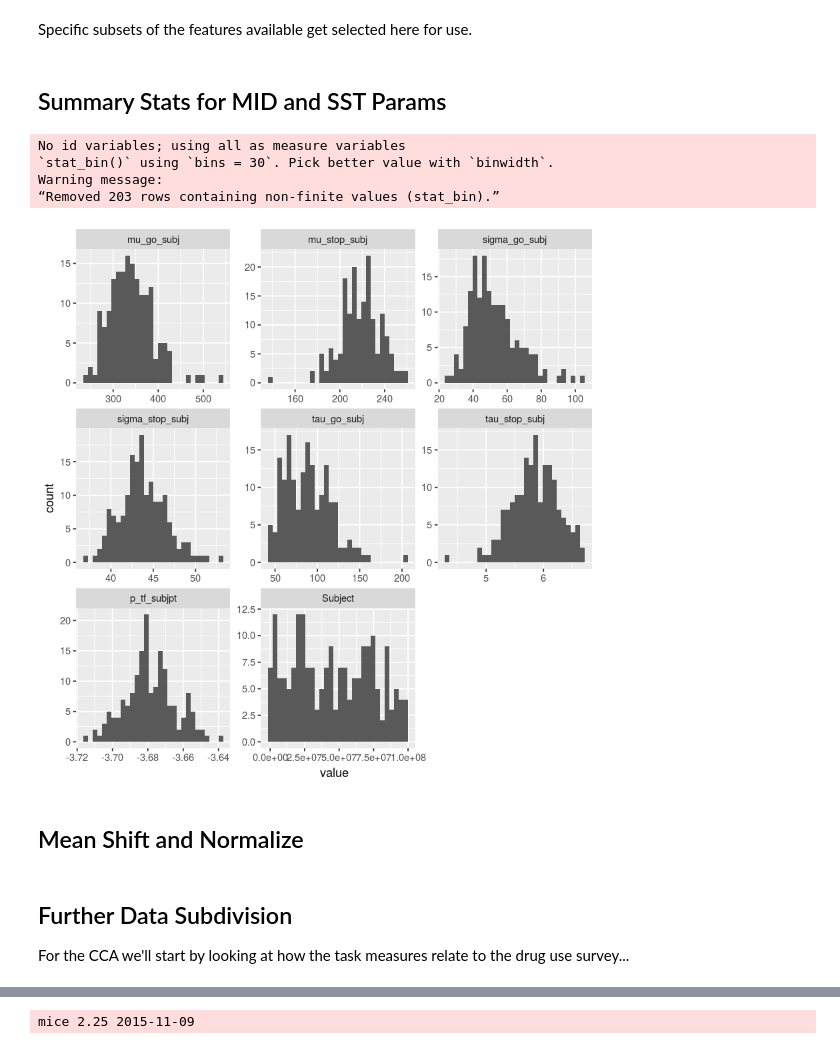
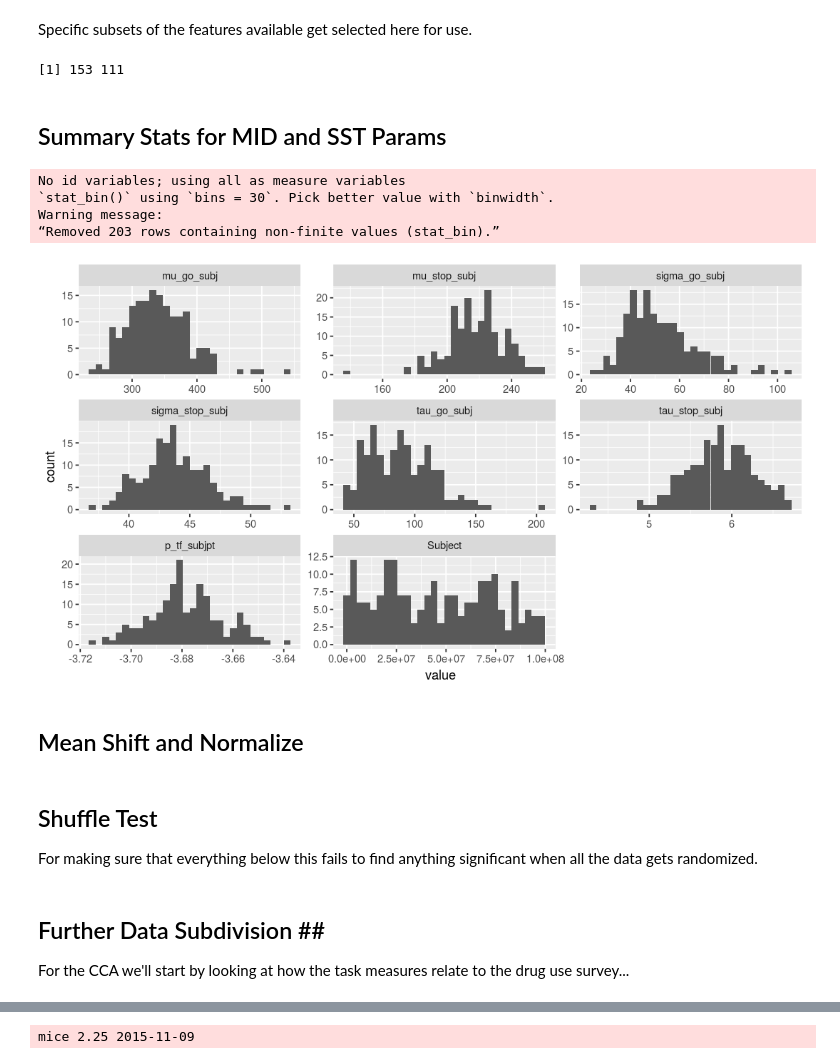
Before and after one commit to DanielNScott/imagen, a Jupyter notebook: analysis_nb.ipynb, the cells around one changed output, grey strips where cells are left out. Saved outputs shown, nothing was run; the diff lists cells and outputs as text; code cells hidden in the pictures.

```diff
--- a/analysis_nb.ipynb
+++ b/analysis_nb.ipynb
@@ -177,24 +192,27 @@ for (i in 1:n_feat_survey){
     names(raw_df)[names(raw_df) == old_name] <- new_name
 }
 # %%
-# Take, for the moment, the case
 raw_df <- raw_df[complete.cases(raw_df[,'mu_go_14']),]
+dim(raw_df)
+# %% [output]
+[1] 153 111
 # %% [markdown]
-## Summary Stats for MID and SST Params ##
+## Summary Stats for MID and SST Params  <a class="anchor" id="summary stats for mid and sst params"></a> ##
 # %%
 library(ggplot2)
 library(reshape2)
 
 d <- melt(sst_params)
+options(repr.plot.width=9, repr.plot.height=5)
 ggplot(d, aes(x = value)) + facet_wrap(~variable, scales = "free") + geom_histogram()
 # %% [output]
 No id variables; using all as measure variables
 `stat_bin()` using `bins = 30`. Pick better value with `binwidth`.
 Warning message:
 “Removed 203 rows containing non-finite values (stat_bin).”
-[figure, old version]
+[figure, new version]
 # %% [markdown]
-## Mean Shift and Normalize ##
+## Mean Shift and Normalize  <a class="anchor" id="mean shift and normalize"></a> ##
 # %%
 for (i in 1:n_feat_task){
     feature <- features_14_task[[i]]
@@ -207,3 +225,6 @@ raw_df['age_14'] <- raw_df['age_14'] / apply(raw_df['age_14'], 2, sd, na.rm=TRUE
 
 raw_df['age_18'] <- raw_df['age_18'] - colMeans(raw_df['age_18'], na.rm=TRUE)
 raw_df['age_18'] <- raw_df['age_18'] / apply(raw_df['age_18'], 2, sd, na.rm=TRUE)
+# %% [markdown]
+## Shuffle Test <a class="anchor" id="Shuffle Test"></a> ##
+For making sure that everything below this fails to find anything significant when all the data gets randomized.
@@ -210,5 +247,5 @@ raw_df['age_18'] <- raw_df['age_18'] / apply(raw_df['age_18'], 2, sd, na.rm=TRUE
 # %% [markdown]
-## Further Data Subdivision ##
+## Further Data Subdivision <a class="anchor" id="further data subdivision"></a>##
 For the CCA we'll start by looking at how the task measures relate to the drug use survey...
 # %%
 # It also looks like some of the CANTAB data
```
Also changed, not shown: parts of 29 cells of this notebook, 2 other files.
